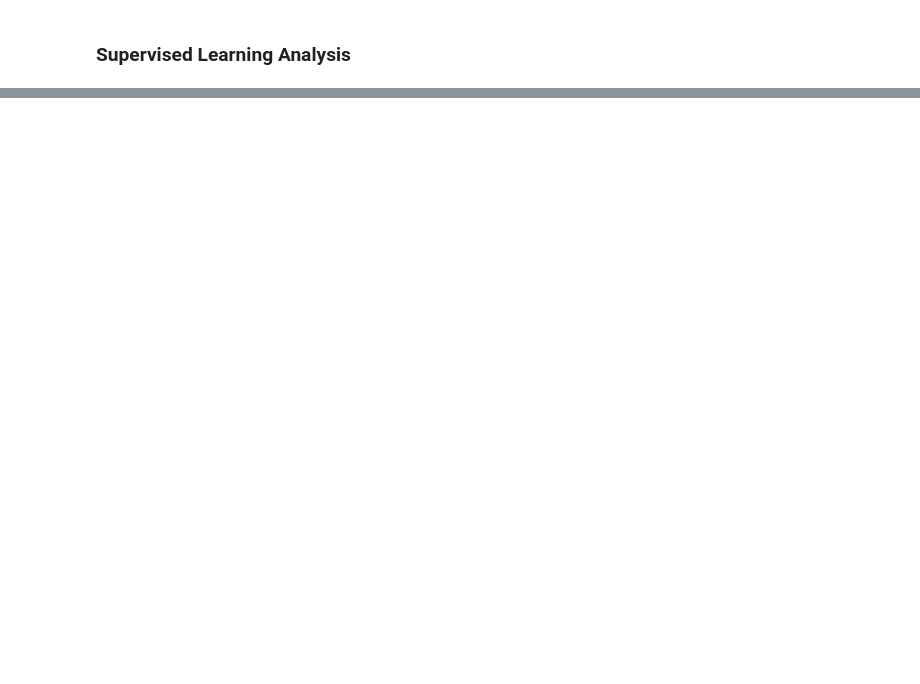
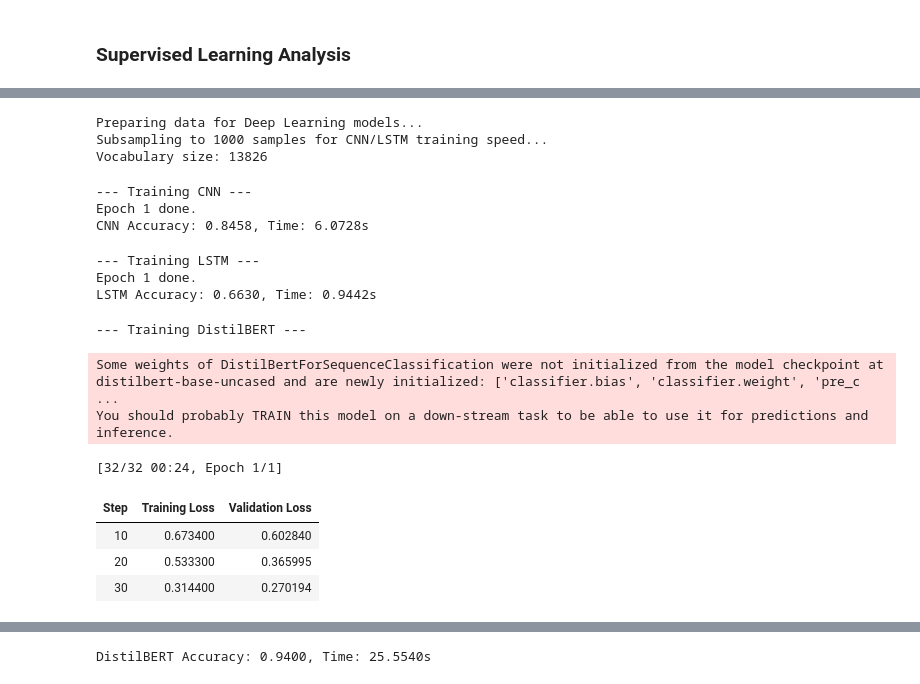
Before and after one commit to harrodyuan/Fake-News-Detection-Project, a Jupyter notebook: Fake_News_Detection_Project.ipynb, the cells around one changed output, grey strips where cells are left out. Cells and saved outputs as stored; diff of their text form; code cells hidden in the pictures; blank space fills up the shorter version.

```diff
--- a/Fake_News_Detection_Project.ipynb
+++ b/Fake_News_Detection_Project.ipynb
@@ -173,7 +206,7 @@ print(f"MLP Accuracy: {accuracy_score(y_test, y_pred_mlp):.4f}")
 print("\nPreparing data for Deep Learning models...")
 
 # Use a subset for faster training in demonstration
-subset_size = 5000
+subset_size = 1000
 print(f"Subsampling to {subset_size} samples for CNN/LSTM training speed...")
 X_train_dl = X_train[:subset_size]
 y_train_dl = y_train[:subset_size]
@@ -225,6 +258,10 @@ train_ds = TextDataset(X_train_tokens, y_train_dl, vocab)
 test_ds = TextDataset(X_test_tokens, y_test, vocab)
 train_loader = DataLoader(train_ds, batch_size=BATCH_SIZE, shuffle=True, collate_fn=collate_batch)
 test_loader = DataLoader(test_ds, batch_size=BATCH_SIZE, shuffle=False, collate_fn=collate_batch)
+# %% [output]
+Preparing data for Deep Learning models...
+Subsampling to 1000 samples for CNN/LSTM training speed...
+Vocabulary size: 13826
 # %%
 
 # 3. CNN Model
@@ -251,12 +288,13 @@ class TextCNN(nn.Module):
         return self.fc(x)
 
 print("\n--- Training CNN ---")
+start_time = time.time()
 cnn_model = TextCNN(len(vocab), 100, 2, 100, [2,3,4]).to(device)
 criterion = nn.CrossEntropyLoss()
 optimizer = optim.Adam(cnn_model.parameters(), lr=0.001)
 
 # Short training loop for demo
-for epoch in range(2):
+for epoch in range(1):
     cnn_model.train()
     for texts, labels in train_loader:
         texts, labels = texts.to(device), labels.to(device)
@@ -266,6 +304,7 @@ for epoch in range(2):
         loss.backward()
         optimizer.step()
     print(f"Epoch {epoch+1} done.")
+train_time = time.time() - start_time
 
 # Evaluate
 cnn_model.eval()
@@ -277,7 +316,13 @@ with torch.no_grad():
         preds = outputs.argmax(dim=1)
         all_preds.extend(preds.cpu().numpy())
 
-print(f"CNN Accuracy: {accuracy_score(y_test, all_preds):.4f}")
+acc = accuracy_score(y_test, all_preds)
+model_results['CNN'] = {'Accuracy': acc, 'Time': train_time}
+print(f"CNN Accuracy: {acc:.4f}, Time: {train_time:.4f}s")
+# %% [output]
+--- Training CNN ---
+Epoch 1 done.
+CNN Accuracy: 0.8458, Time: 6.0728s
 # %%
 
 # 4. LSTM Model
@@ -297,10 +342,11 @@ class TextLSTM(nn.Module):
         return self.fc(hidden)
 
 print("\n--- Training LSTM ---")
+start_time = time.time()
 lstm_model = TextLSTM(len(vocab), 100, 100, 2).to(device)
 optimizer = optim.Adam(lstm_model.parameters(), lr=0.001)
 
-for epoch in range(2):
+for epoch in range(1):
     lstm_model.train()
     for texts, labels in train_loader:
         texts, labels = texts.to(device), labels.to(device)
@@ -310,6 +356,7 @@ for epoch in range(2):
         loss.backward()
         optimizer.step()
     print(f"Epoch {epoch+1} done.")
+train_time = time.time() - start_time
 
 # Evaluate
 lstm_model.eval()
@@ -321,17 +368,25 @@ with torch.no_grad():
         preds = outputs.argmax(dim=1)
         all_preds_lstm.extend(preds.cpu().numpy())
 
-print(f"LSTM Accuracy: {accuracy_score(y_test, all_preds_lstm):.4f}")
+acc = accuracy_score(y_test, all_preds_lstm)
+model_results['LSTM'] = {'Accuracy': acc, 'Time': train_time}
+print(f"LSTM Accuracy: {acc:.4f}, Time: {train_time:.4f}s")
+# %% [output]
+--- Training LSTM ---
+Epoch 1 done.
+LSTM Accuracy: 0.6630, Time: 0.9442s
 # %%
 
 # 5. DistilBERT
 print("\n--- Training DistilBERT ---")
+start_time = time.time()
+
 # Use subset for speed in notebook generation
-train_subset_size = 2000
+train_subset_size = 500
 train_texts = X_train.tolist()[:train_subset_size]
 train_labels = y_train.tolist()[:train_subset_size]
-val_texts = X_test.tolist()[:500]
-val_labels = y_test.tolist()[:500]
+val_texts = X_test.tolist()[:100]
+val_labels = y_test.tolist()[:100]
 
 tokenizer = DistilBertTokenizerFast.from_pretrained('distilbert-base-uncased')
 train_encodings = tokenizer(train_texts, truncation=True, padding=True)
@@ -347,31 +402,43 @@ class BertDataset(torch.utils.data.Dataset):
         item['labels'] = torch.tensor(self.labels[idx])
         return item
 
     def __len__(self):
         return len(self.labels)
 
 train_ds_bert = BertDataset(train_encodings, train_labels)
 val_ds_bert = BertDataset(val_encodings, val_labels)
 
 training_args = TrainingArguments(
     output_dir='./results_bert',
     num_train_epochs=1,
     per_device_train_batch_size=16,
     logging_steps=10,
     eval_strategy="steps",
     report_to="none"
 )
 
 model = DistilBertForSequenceClassification.from_pretrained("distilbert-base-uncased", num_labels=2)
 trainer = Trainer(
     model=model,
     args=training_args,
     train_dataset=train_ds_bert,
     eval_dataset=val_ds_bert
 )
 
 trainer.train()
+train_time = time.time() - start_time
 
 preds = trainer.predict(val_ds_bert)
 y_pred_bert = np.argmax(preds.predictions, axis=-1)
-print(f"DistilBERT Accuracy: {accuracy_score(val_labels, y_pred_bert):.4f}")
+acc = accuracy_score(val_labels, y_pred_bert)
+model_results['DistilBERT'] = {'Accuracy': acc, 'Time': train_time}
+print(f"DistilBERT Accuracy: {acc:.4f}, Time: {train_time:.4f}s")
+# %% [output]
+--- Training DistilBERT ---
+Some weights of DistilBertForSequenceClassification were not initialized from the model checkpoint at distilbert-base-uncased and are newly initialized: ['classifier.bias', 'classifier.weight', 'pre_c ...
+You should probably TRAIN this model on a down-stream task to be able to use it for predictions and inference.
+[32/32 00:24, Epoch 1/1]
+| Step | Training Loss | Validation Loss |
+| 10 | 0.673400 | 0.602840 |
+| 20 | 0.533300 | 0.365995 |
+| 30 | 0.314400 | 0.270194 |
@@ -378,3 +446,4 @@ print(f"DistilBERT Accuracy: {accuracy_score(val_labels, y_pred_bert):.4f}")
+DistilBERT Accuracy: 0.9400, Time: 25.5540s
 # %% [markdown]
 
 ## Results
```
Also changed, not shown: parts of 11 cells of this notebook, 3 other files.
